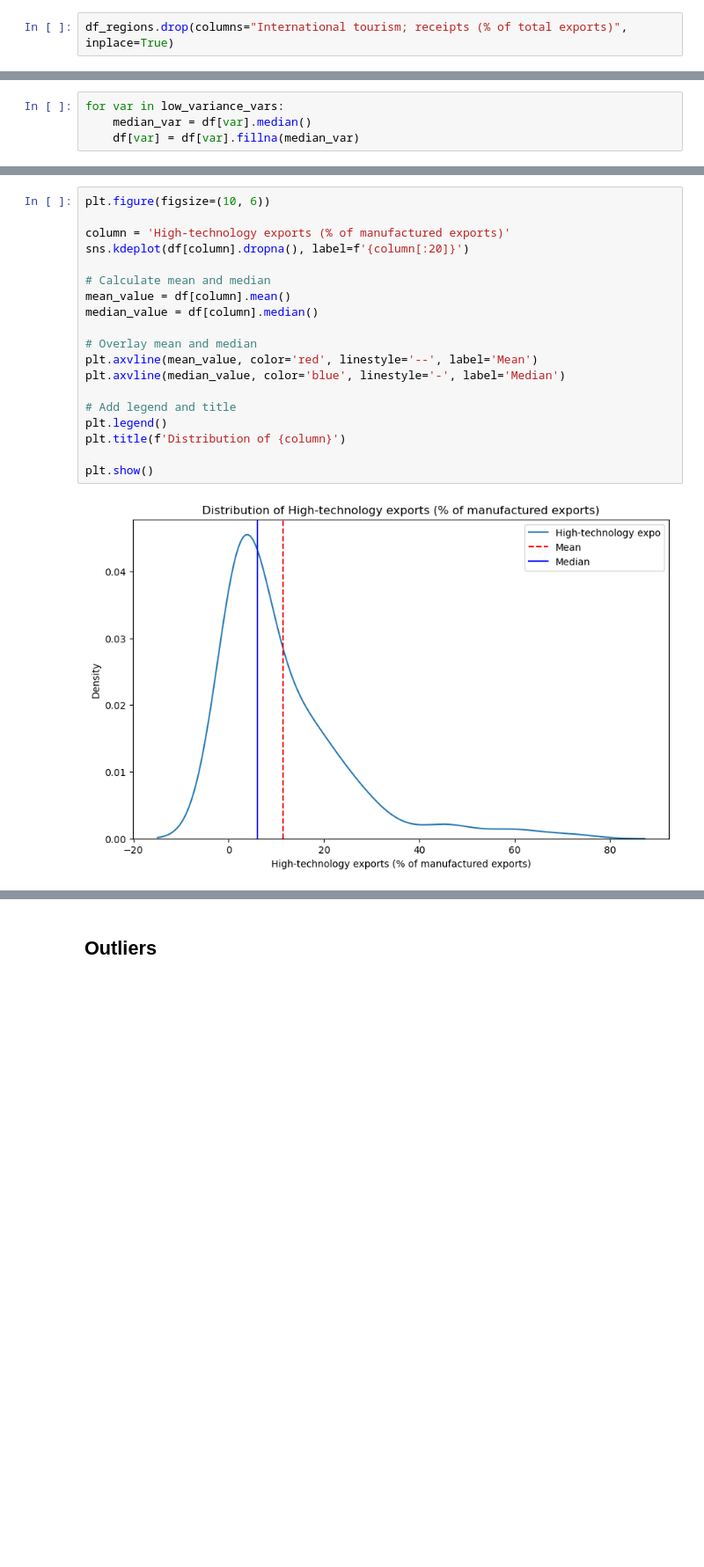
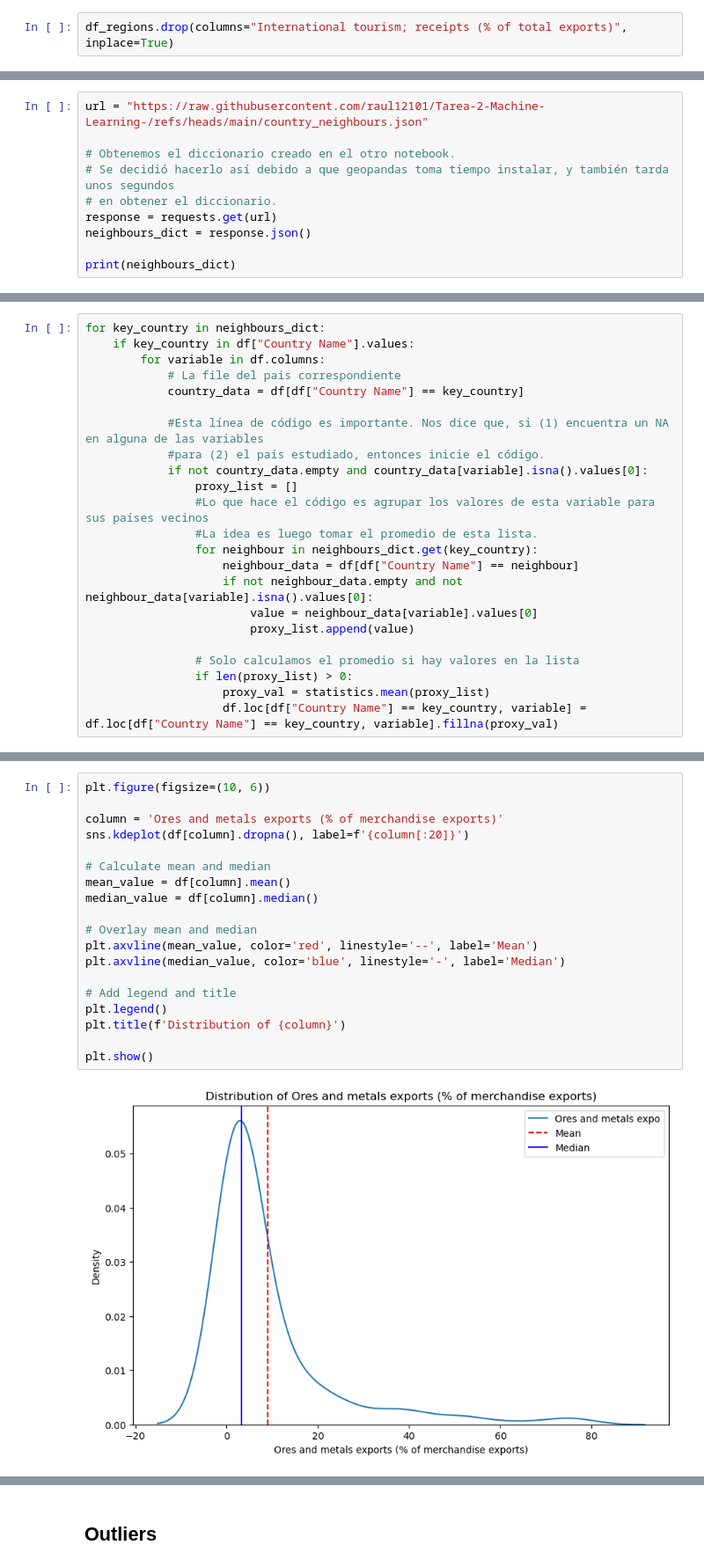
Before and after one commit to raul12101/Tarea-2-Machine-Learning-, a Jupyter notebook: Tarea_2-2-p2.ipynb, the cells around one changed output, grey strips where cells are left out. Shown at 88% size. Drawn from its saved outputs; the diff is of its cells as text; blank space fills up the shorter version.

```diff
--- a/Tarea_2-2-p2.ipynb
+++ b/Tarea_2-2-p2.ipynb
@@ -443,4 +411,0 @@ plt.show()
-# %%
-for var in low_variance_vars:
-    median_var = df[var].median()
-    df[var] = df[var].fillna(median_var)
@@ -466,3 +433,13 @@ Ores and metals exports (% of merchandise exports)
 Taxes on exports (% of tax revenue)                                                                                  195
 Transport services (% of commercial service exports)                                                                  56
 dtype: int64
+# %%
+url = "https://raw.githubusercontent.com/raul12101/Tarea-2-Machine-Learning-/refs/heads/main/country_neighbours.json"
+
+# Obtenemos el diccionario creado en el otro notebook.
+# Se decidió hacerlo así debido a que geopandas toma tiempo instalar, y también tarda unos segundos
+# en obtener el diccionario.
+response = requests.get(url)
+neighbours_dict = response.json()
+
+print(neighbours_dict)
@@ -468,0 +448,23 @@ dtype: int64
+# %%
+for key_country in neighbours_dict:
+    if key_country in df["Country Name"].values:
+        for variable in df.columns:
+            # La file del pais correspondiente
+            country_data = df[df["Country Name"] == key_country]
+
+            #Esta línea de código es importante. Nos dice que, si (1) encuentra un NA en alguna de las variables
+            #para (2) el país estudiado, entonces inicie el código.
+            if not country_data.empty and country_data[variable].isna().values[0]:
+                proxy_list = []
+                #Lo que hace el código es agrupar los valores de esta variable para sus países vecinos
+                #La idea es luego tomar el promedio de esta lista.
+                for neighbour in neighbours_dict.get(key_country):
+                    neighbour_data = df[df["Country Name"] == neighbour]
+                    if not neighbour_data.empty and not neighbour_data[variable].isna().values[0]:
+                        value = neighbour_data[variable].values[0]
+                        proxy_list.append(value)
+
+                # Solo calculamos el promedio si hay valores en la lista
+                if len(proxy_list) > 0:
+                    proxy_val = statistics.mean(proxy_list)
+                    df.loc[df["Country Name"] == key_country, variable] = df.loc[df["Country Name"] == key_country, variable].fillna(proxy_val)
@@ -469,21 +541,21 @@ dtype: int64
 # %%
 plt.figure(figsize=(10, 6))
 
-column = 'High-technology exports (% of manufactured exports)'
+column = 'Ores and metals exports (% of merchandise exports)'
 sns.kdeplot(df[column].dropna(), label=f'{column[:20]}')
 
 # Calculate mean and median
 mean_value = df[column].mean()
 median_value = df[column].median()
 
 # Overlay mean and median
 plt.axvline(mean_value, color='red', linestyle='--', label='Mean')
 plt.axvline(median_value, color='blue', linestyle='-', label='Median')
 
 # Add legend and title
 plt.legend()
 plt.title(f'Distribution of {column}')
 
 plt.show()
 # %% [output]
-[figure, old version]
+[figure, new version]
```
Also changed, not shown: parts of 37 cells of this notebook.
